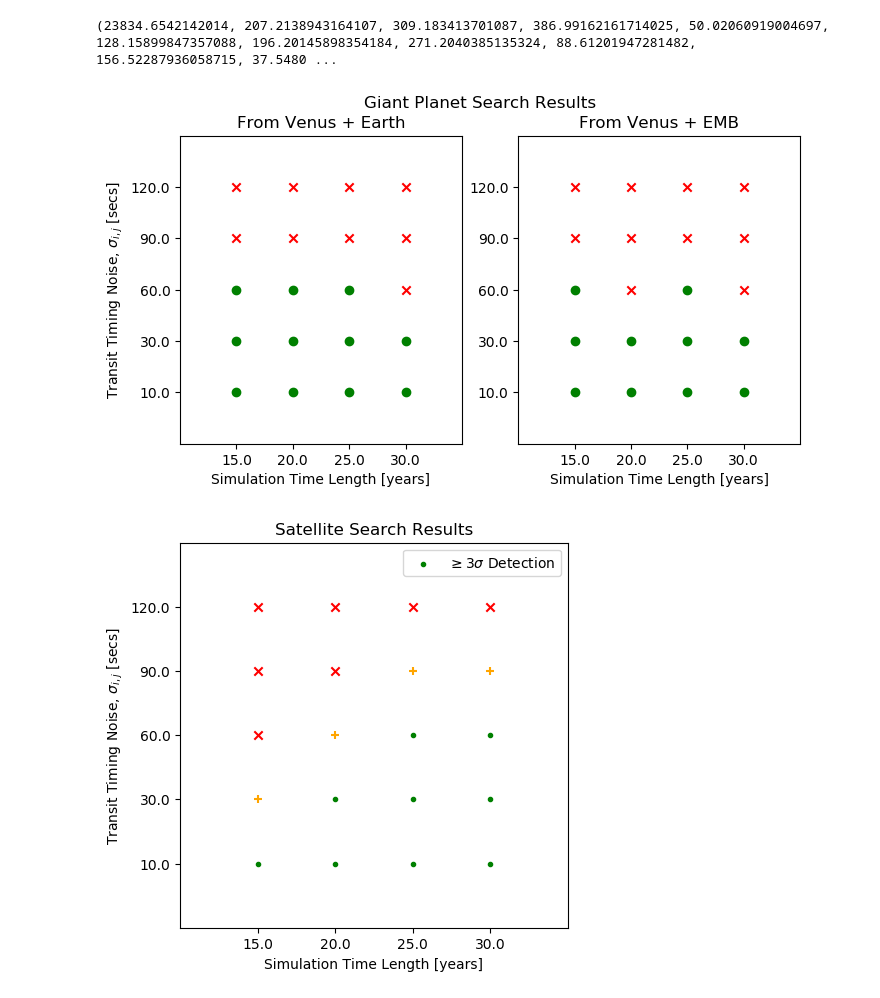
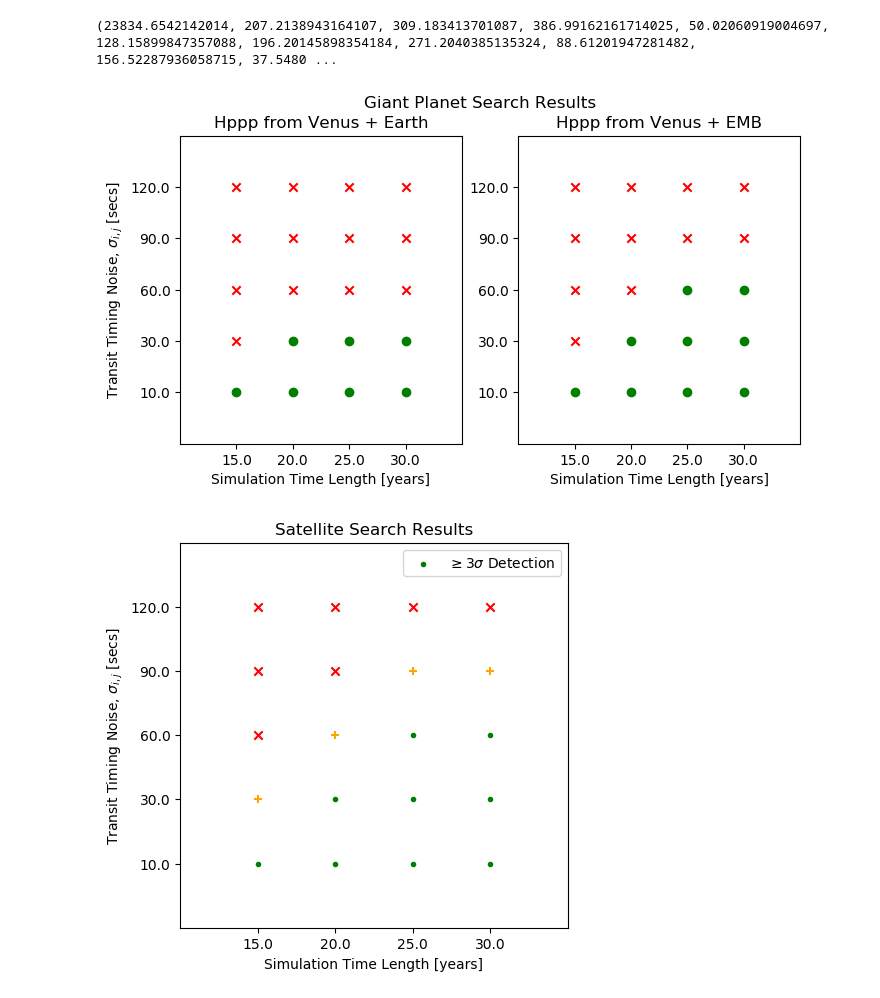
Before and after one commit to bmlindor/ttv_ss, a Jupyter notebook: runs.ipynb, the cells around one changed output. Saved outputs shown, nothing was run; the diff lists cells and outputs as text; code cells hidden in the pictures.

```diff
--- a/runs.ipynb
+++ b/runs.ipynb
@@ -535,13 +545,13 @@ ax1.scatter(1,1,marker="o",color="green",label=L"$\geq3\sigma$ Detection")
 ax1.scatter(2,1,marker="o",color="green")
 ax1.scatter(3,1,marker="o",color="green")
 ax1.scatter(4,1,marker="o",color="green")
-ax1.scatter(1,2,marker="o",color="green")#,label=L"$< 3\sigma$ Detection")
+ax1.scatter(1,2,marker="x",color="red")#,label=L"$< 3\sigma$ Detection")
 ax1.scatter(2,2,marker="o",color="green")
 ax1.scatter(3,2,marker="o",color="green")
 ax1.scatter(4,2,marker="o",color="green")
-ax1.scatter(1,3,marker="o",color="green")
-ax1.scatter(2,3,marker="o",color="green")
-ax1.scatter(3,3,marker="o",color="green")
+ax1.scatter(1,3,marker="x",color="red")
+ax1.scatter(2,3,marker="x",color="red")
+ax1.scatter(3,3,marker="x",color="red")
 ax1.scatter(4,3,marker="x",color="red")
 ax1.scatter(1,4,marker="x",color="red")#label="No detection/ not enough steps"
 ax1.scatter(2,4,marker="x",color="red")
@@ -561,45 +571,78 @@ ax1.set_ylabel(L"Transit Timing Noise, $σ_{i,j}$ [secs]")
 ax1.set_ylim(0,6)
 ax1.set_xlim(0,5)
 # ax1.text(.5,5.5,"a)")
-ax1.set_title("From Venus + Earth")
+ax1.set_title("Hppp from Venus + Earth")
 ax2=subplot(122)
 ax2.scatter(1,1,marker="o",color="green",label=L"$\geq3\sigma$ EMB Detection")
 # ax2.scatter(1+0.1,1,marker="o",color="green")
 ax2.scatter(2,1,marker="o",color="green")
 ax2.scatter(3,1,marker="o",color="green")
 ax2.scatter(4,1,marker="o",color="green")
-ax2.scatter(1,2,marker="o",color="green")#,label=L"$< 3\sigma$ Detection")
+ax2.scatter(1,2,marker="x",color="red")
 ax2.scatter(2,2,marker="o",color="green")
 ax2.scatter(3,2,marker="o",color="green")
 ax2.scatter(4,2,marker="o",color="green")
-ax2.scatter(1,3,marker="o",color="green")
+ax2.scatter(1,3,marker="x",color="red")
 ax2.scatter(2,3,marker="x",color="red")
 ax2.scatter(3,3,marker="o",color="green")
-ax2.scatter(4,3,marker="x",color="red")
-ax2.scatter(1,4,marker="x",color="red")#label="No detection/ not enough steps"
+ax2.scatter(4,3,marker="o",color="green")
+ax2.scatter(1,4,marker="x",color="red")
 ax2.scatter(2,4,marker="x",color="red")
 ax2.scatter(3,4,marker="x",color="red")
 ax2.scatter(4,4,marker="x",color="red")
 ax2.scatter(1,5,marker="x",color="red")
 ax2.scatter(2,5,marker="x",color="red")
 ax2.scatter(3,5,marker="x",color="red")
 ax2.scatter(4,5,marker="x",color="red")
 # ax1.scatter(1.25,5,marker="+",label="Additional",color="red")
 ax2.set_xticks([1,2,3,4])
 ax2.set_xticklabels(["15.0","20.0","25.0","30.0"])
 ax2.set_xlabel("Simulation Time Length [years]")
 ax2.set_yticks([1,2,3,4,5])
 ax2.set_yticklabels(["10.0","30.0","60.0","90.0","120.0"])
 # ax2.set_ylabel(L"Transit Timing Noise, $σ_{i,j}$ [secs]")
 ax2.set_ylim(0,6)
 ax2.set_xlim(0,5)
 # ax2.text(.5,5.5,"b)")
-ax2.set_title("From Venus + EMB")
+ax2.set_title("Hppp from Venus + EMB")
+# ax3=subplot(133)
+# ax3.scatter(1,1,marker="o",color="green",label=L"$\geq3\sigma$ EMB Detection")
+# # ax2.scatter(1+0.1,1,marker="o",color="green")
+# ax3.scatter(2,1,marker="o",color="green")
+# ax3.scatter(3,1,marker="o",color="green")
+# ax3.scatter(4,1,marker="o",color="green")
+# ax3.scatter(1,2,marker="x",color="red")
+# ax3.scatter(2,2,marker="o",color="green")
+# ax3.scatter(3,2,marker="o",color="green")
+# ax3.scatter(4,2,marker="o",color="green")
+# ax3.scatter(1,3,marker="x",color="red")
+# ax3.scatter(2,3,marker="x",color="red")
+# ax3.scatter(3,3,marker="o",color="green")
+# ax3.scatter(4,3,marker="o",color="green")
+# ax3.scatter(1,4,marker="x",color="red")
+# ax3.scatter(2,4,marker="x",color="red")
+# ax3.scatter(3,4,marker="x",color="red")
+# ax3.scatter(4,4,marker="x",color="red")
+# ax3.scatter(1,5,marker="x",color="red")
+# ax3.scatter(2,5,marker="x",color="red")
+# ax3.scatter(3,5,marker="x",color="red")
+# ax3.scatter(4,5,marker="x",color="red")
+# # ax1.scatter(1.25,5,marker="+",label="Additional",color="red")
+# ax3.set_xticks([1,2,3,4])
+# ax3.set_xticklabels(["15.0","20.0","25.0","30.0"])
+# ax3.set_xlabel("Simulation Time Length [years]")
+# ax3.set_yticks([1,2,3,4,5])
+# ax3.set_yticklabels(["10.0","30.0","60.0","90.0","120.0"])
+# # ax2.set_ylabel(L"Transit Timing Noise, $σ_{i,j}$ [secs]")
+# ax3.set_ylim(0,6)
+# ax3.set_xlim(0,5)
+# # ax2.text(.5,5.5,"b)")
+# ax3.set_title("Hppmp from Venus + Earth")
 # ax1.legend()
 # tight_layout()
 show()
 # %% [output]
-[figure, old version]
+[figure, new version]
 # %%
 figure(figsize=(5,5)) #Moon detections from EV times
 title("Satellite Search Results")
```
Also changed, not shown: parts of 3 cells of this notebook, 13 other files.
